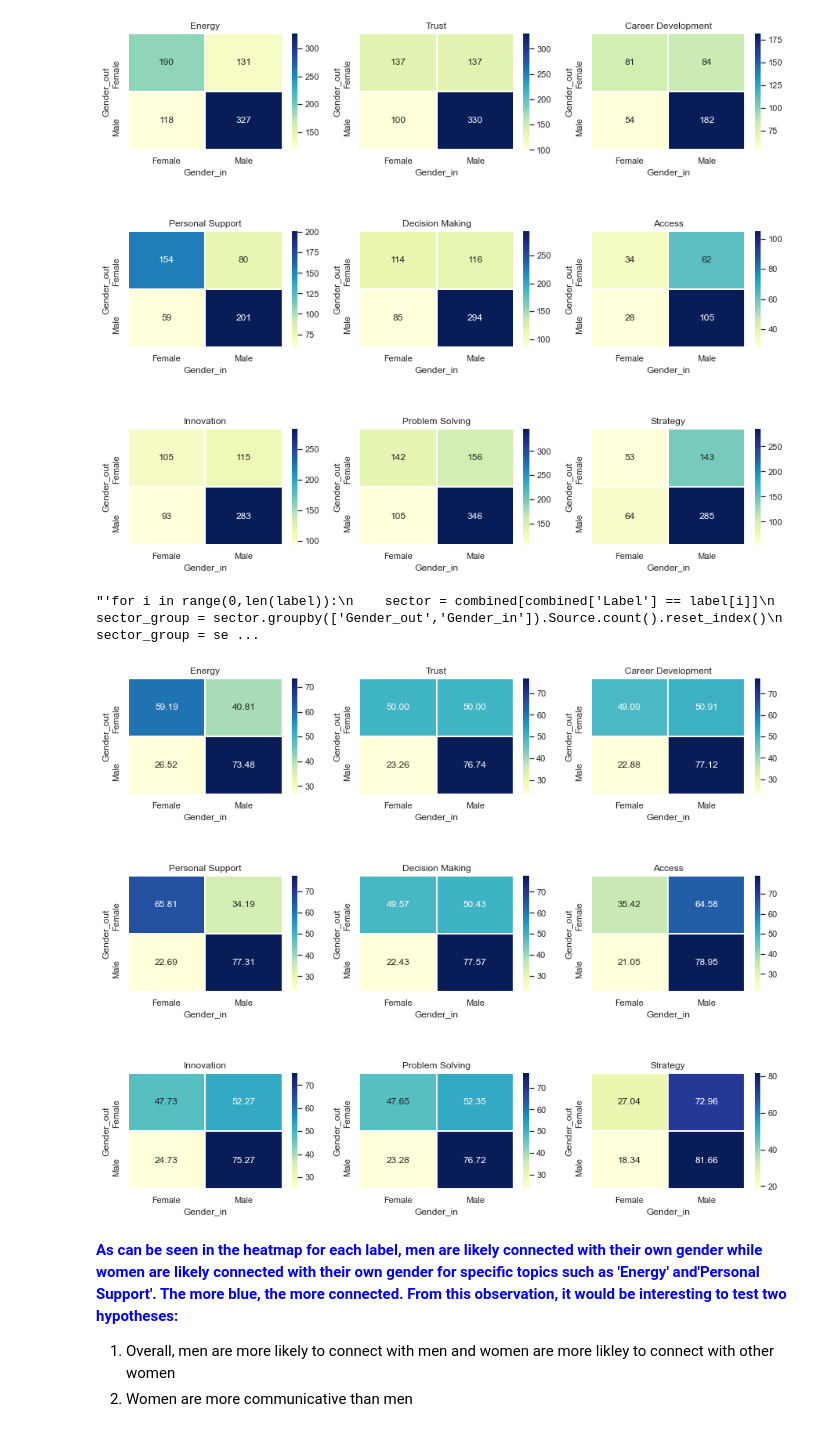
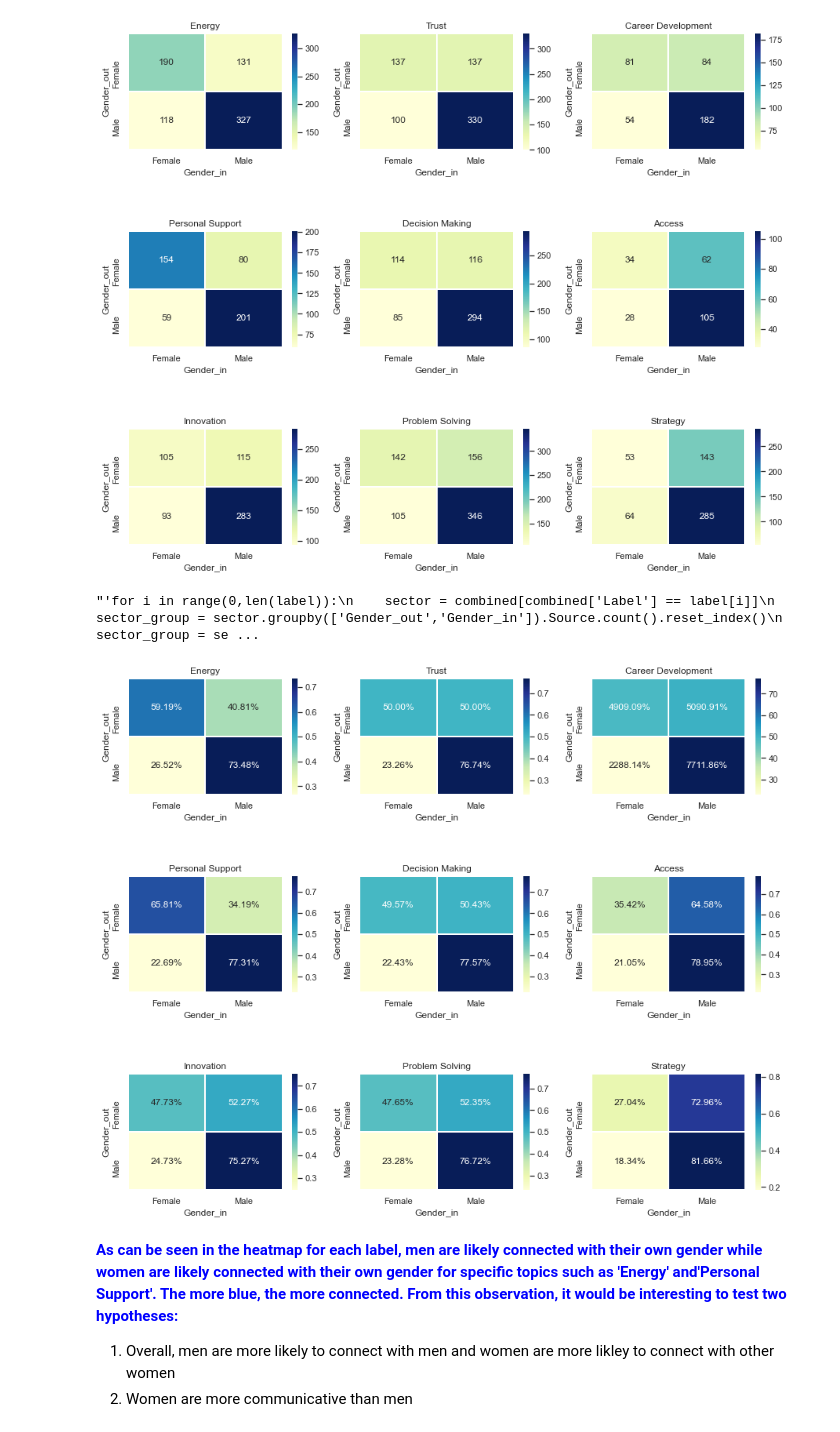
Before and after one commit to feelzoo/assortativity, a Jupyter notebook: Assortativity.ipynb, the cells around one changed output. Cells and saved outputs as stored; diff of their text form; code cells hidden in the pictures.

```diff
--- a/Assortativity.ipynb
+++ b/Assortativity.ipynb
@@ -230,12 +230,12 @@ a =sector_group_e.iloc[1,1]
 b = sector_group_e.iloc[1,0]
 c = sector_group_e.iloc[0,0]
 d = sector_group_e.iloc[0,1]
-sector_group_e.iloc[1,1] = 100* a / (a+b)
-sector_group_e.iloc[1,0] = 100* b / (a+b)
-sector_group_e.iloc[0,0] = 100* c/(c+d)
-sector_group_e.iloc[0,1] = 100* d/(c+d)
+sector_group_e.iloc[1,1] =  a / (a+b)
+sector_group_e.iloc[1,0] =  b / (a+b)
+sector_group_e.iloc[0,0] = c/(c+d)
+sector_group_e.iloc[0,1] = d/(c+d)
 plt.subplot(3,3,1)
-sns.heatmap(data=sector_group_e,linewidths=1,annot = True, fmt = '.2f',cmap="YlGnBu")
+sns.heatmap(data=sector_group_e,linewidths=1,annot = True, fmt = '.2%',cmap="YlGnBu")
 plt.title('Energy')
 
 #Trust
@@ -246,12 +246,12 @@ a =sector_group_t.iloc[1,1]
 b = sector_group_t.iloc[1,0]
 c = sector_group_t.iloc[0,0]
 d = sector_group_t.iloc[0,1]
-sector_group_t.iloc[1,1] = 100* a / (a+b)
-sector_group_t.iloc[1,0] = 100* b / (a+b)
-sector_group_t.iloc[0,0] = 100* c/(c+d)
-sector_group_t.iloc[0,1] = 100* d/(c+d)
+sector_group_t.iloc[1,1] =  a / (a+b)
+sector_group_t.iloc[1,0] =  b / (a+b)
+sector_group_t.iloc[0,0] =  c/(c+d)
+sector_group_t.iloc[0,1] =  d/(c+d)
 plt.subplot(3,3,2)
-sns.heatmap(data=sector_group_t,linewidths=1,annot = True, fmt = '.2f',cmap="YlGnBu")
+sns.heatmap(data=sector_group_t,linewidths=1,annot = True, fmt = '.2%',cmap="YlGnBu")
 plt.title('Trust')
 
 #Career Development
@@ -267,7 +267,7 @@ sector_group_c.iloc[1,0] = 100* b / (a+b)
 sector_group_c.iloc[0,0] = 100* c/(c+d)
 sector_group_c.iloc[0,1] = 100* d/(c+d)
 plt.subplot(3,3,3)
-sns.heatmap(data=sector_group_c,linewidths=1,annot = True, fmt = '.2f',cmap="YlGnBu")
+sns.heatmap(data=sector_group_c,linewidths=1,annot = True, fmt = '.2%',cmap="YlGnBu")
 plt.title('Career Development')
 
 
@@ -279,12 +279,12 @@ a =sector_group_p.iloc[1,1]
 b = sector_group_p.iloc[1,0]
 c = sector_group_p.iloc[0,0]
 d = sector_group_p.iloc[0,1]
-sector_group_p.iloc[1,1] = 100* a / (a+b)
-sector_group_p.iloc[1,0] = 100* b / (a+b)
-sector_group_p.iloc[0,0] = 100* c/(c+d)
-sector_group_p.iloc[0,1] = 100* d/(c+d)
+sector_group_p.iloc[1,1] =  a / (a+b)
+sector_group_p.iloc[1,0] =  b / (a+b)
+sector_group_p.iloc[0,0] =  c/(c+d)
+sector_group_p.iloc[0,1] =  d/(c+d)
 plt.subplot(3,3,4)
-sns.heatmap(data=sector_group_p,linewidths=1,annot = True, fmt = '.2f',cmap="YlGnBu")
+sns.heatmap(data=sector_group_p,linewidths=1,annot = True, fmt = '.2%',cmap="YlGnBu")
 plt.title('Personal Support')
 
 #Decision Making
@@ -295,12 +295,12 @@ a =sector_group_d.iloc[1,1]
 b = sector_group_d.iloc[1,0]
 c = sector_group_d.iloc[0,0]
 d = sector_group_d.iloc[0,1]
-sector_group_d.iloc[1,1] = 100* a / (a+b)
-sector_group_d.iloc[1,0] = 100* b / (a+b)
-sector_group_d.iloc[0,0] = 100* c/(c+d)
-sector_group_d.iloc[0,1] = 100* d/(c+d)
+sector_group_d.iloc[1,1] =  a / (a+b)
+sector_group_d.iloc[1,0] =  b / (a+b)
+sector_group_d.iloc[0,0] =  c/(c+d)
+sector_group_d.iloc[0,1] =  d/(c+d)
 plt.subplot(3,3,5)
-sns.heatmap(data=sector_group_d,linewidths=1,annot = True, fmt = '.2f',cmap="YlGnBu")
+sns.heatmap(data=sector_group_d,linewidths=1,annot = True, fmt = '.2%',cmap="YlGnBu")
 plt.title('Decision Making')
 
 #Access
@@ -311,12 +311,12 @@ a =sector_group_a.iloc[1,1]
 b = sector_group_a.iloc[1,0]
 c = sector_group_a.iloc[0,0]
 d = sector_group_a.iloc[0,1]
-sector_group_a.iloc[1,1] = 100* a / (a+b)
-sector_group_a.iloc[1,0] = 100* b / (a+b)
-sector_group_a.iloc[0,0] = 100* c/(c+d)
-sector_group_a.iloc[0,1] = 100* d/(c+d)
+sector_group_a.iloc[1,1] =  a / (a+b)
+sector_group_a.iloc[1,0] =  b / (a+b)
+sector_group_a.iloc[0,0] =  c/(c+d)
+sector_group_a.iloc[0,1] =  d/(c+d)
 plt.subplot(3,3,6)
-sns.heatmap(data=sector_group_a,linewidths=1,annot = True, fmt = '.2f',cmap="YlGnBu")
+sns.heatmap(data=sector_group_a,linewidths=1,annot = True, fmt = '.2%',cmap="YlGnBu")
 plt.title('Access')
 
 #Innovation
@@ -327,12 +327,12 @@ a =sector_group_i.iloc[1,1]
 b = sector_group_i.iloc[1,0]
 c = sector_group_i.iloc[0,0]
 d = sector_group_i.iloc[0,1]
-sector_group_i.iloc[1,1] = 100* a / (a+b)
-sector_group_i.iloc[1,0] = 100* b / (a+b)
-sector_group_i.iloc[0,0] = 100* c/(c+d)
-sector_group_i.iloc[0,1] = 100* d/(c+d)
+sector_group_i.iloc[1,1] =  a / (a+b)
+sector_group_i.iloc[1,0] =  b / (a+b)
+sector_group_i.iloc[0,0] =  c/(c+d)
+sector_group_i.iloc[0,1] =  d/(c+d)
 plt.subplot(3,3,7)
-sns.heatmap(data=sector_group_i,linewidths=1,annot = True, fmt = '.2f',cmap="YlGnBu")
+sns.heatmap(data=sector_group_i,linewidths=1,annot = True, fmt = '.2%',cmap="YlGnBu")
 plt.title('Innovation')
 
 #Problem Solving
@@ -340,44 +340,44 @@ sector_r = combined[combined['Label'] == 'Problem Solving']
 sector_group_r = sector_r.groupby(['Gender_out','Gender_in']).Source.count().reset_index()
 sector_group_r = sector_group_r.pivot(index='Gender_out',columns = 'Gender_in',values = 'Source')
 a =sector_group_r.iloc[1,1]
 b = sector_group_r.iloc[1,0]
 c = sector_group_r.iloc[0,0]
 d = sector_group_r.iloc[0,1]
-sector_group_r.iloc[1,1] = 100* a / (a+b)
-sector_group_r.iloc[1,0] = 100* b / (a+b)
-sector_group_r.iloc[0,0] = 100* c/(c+d)
-sector_group_r.iloc[0,1] = 100* d/(c+d)
+sector_group_r.iloc[1,1] =  a / (a+b)
+sector_group_r.iloc[1,0] =  b / (a+b)
+sector_group_r.iloc[0,0] =  c/(c+d)
+sector_group_r.iloc[0,1] =  d/(c+d)
 plt.subplot(3,3,8)
-sns.heatmap(data=sector_group_r,linewidths=1,annot = True, fmt = '.2f',cmap="YlGnBu")
+sns.heatmap(data=sector_group_r,linewidths=1,annot = True, fmt = '.2%',cmap="YlGnBu")
 plt.title('Problem Solving')
 
 
 #Strategy
 sector_s = combined[combined['Label'] == 'Strategy']
 sector_group_s = sector_s.groupby(['Gender_out','Gender_in']).Source.count().reset_index()
 sector_group_s = sector_group_s.pivot(index='Gender_out',columns = 'Gender_in',values = 'Source')
 a =sector_group_s.iloc[1,1]
 b = sector_group_s.iloc[1,0]
 c = sector_group_s.iloc[0,0]
 d = sector_group_s.iloc[0,1]
-sector_group_s.iloc[1,1] = 100* a / (a+b)
-sector_group_s.iloc[1,0] = 100* b / (a+b)
-sector_group_s.iloc[0,0] = 100* c/(c+d)
-sector_group_s.iloc[0,1] = 100* d/(c+d)
+sector_group_s.iloc[1,1] =  a / (a+b)
+sector_group_s.iloc[1,0] =  b / (a+b)
+sector_group_s.iloc[0,0] =  c/(c+d)
+sector_group_s.iloc[0,1] =  d/(c+d)
 plt.subplot(3,3,9)
-sns.heatmap(data=sector_group_s,linewidths=1,annot = True, fmt = '.2f',cmap="YlGnBu")
+sns.heatmap(data=sector_group_s,linewidths=1,annot = True, fmt = '.2%',cmap="YlGnBu")
 plt.title('Strategy')
 
 plt.subplots_adjust(hspace = .7)
 
 ''''for i in range(0,len(label)):
     sector = combined[combined['Label'] == label[i]]
     sector_group = sector.groupby(['Gender_out','Gender_in']).Source.count().reset_index()
     sector_group = sector_group.pivot(index='Gender_out',columns = 'Gender_in',values = 'Source')
     sns.heatmap(data=sector_group)'''
 # %% [output]
 "'for i in range(0,len(label)):\n    sector = combined[combined['Label'] == label[i]]\n    sector_group = sector.groupby(['Gender_out','Gender_in']).Source.count().reset_index()\n    sector_group = se ...
-[figure, old version]
+[figure, new version]
 # %% [markdown]
 <font color = 'blue'><b>As can be seen in the heatmap for each label, men are likely connected with their own gender while women are likely connected with their own gender for specific topics such as 'Energy' and'Personal Support'. The more blue, the more connected. From this observation, it would be interesting to test two hypotheses:
 
```
Also changed, not shown: parts of 70 cells of this notebook.
